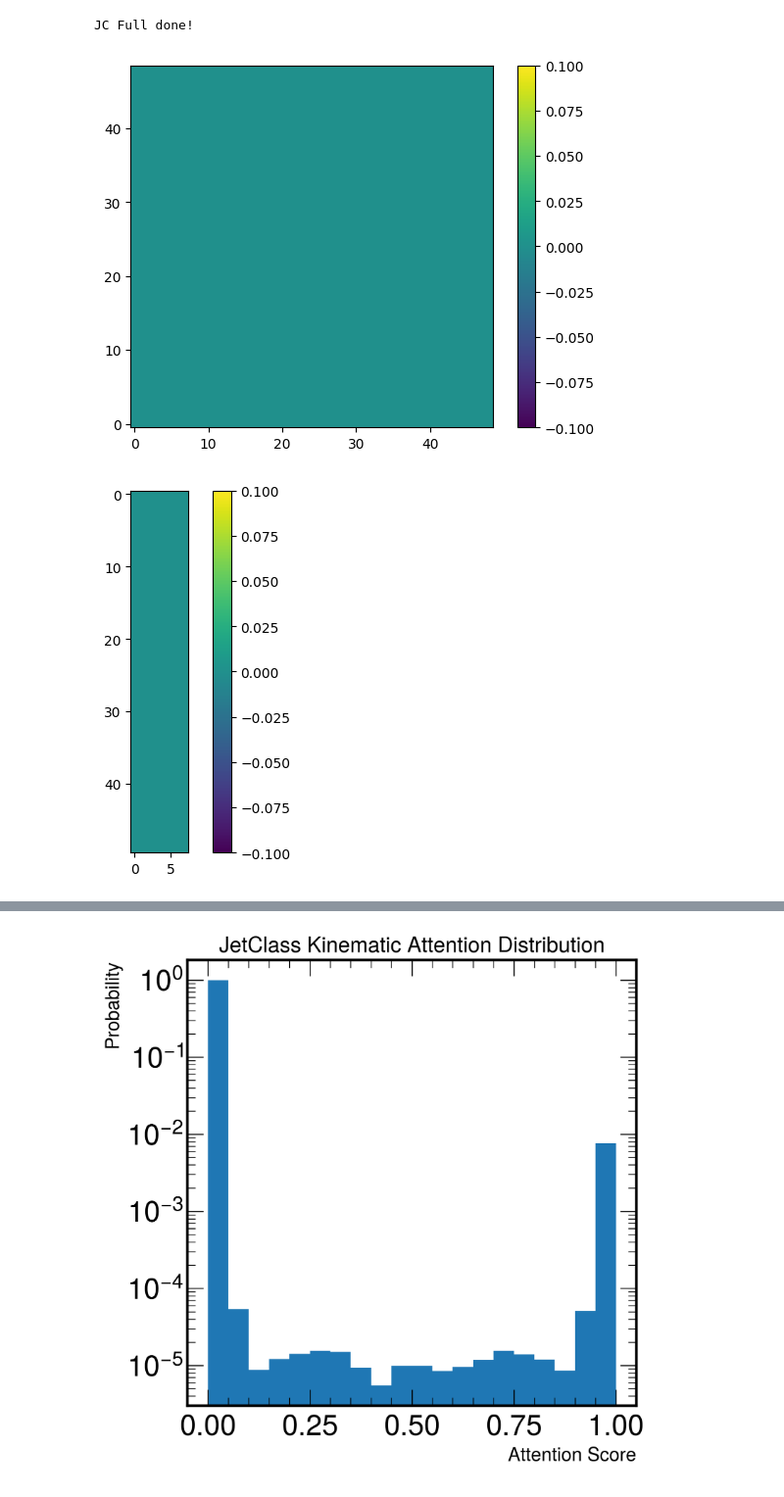
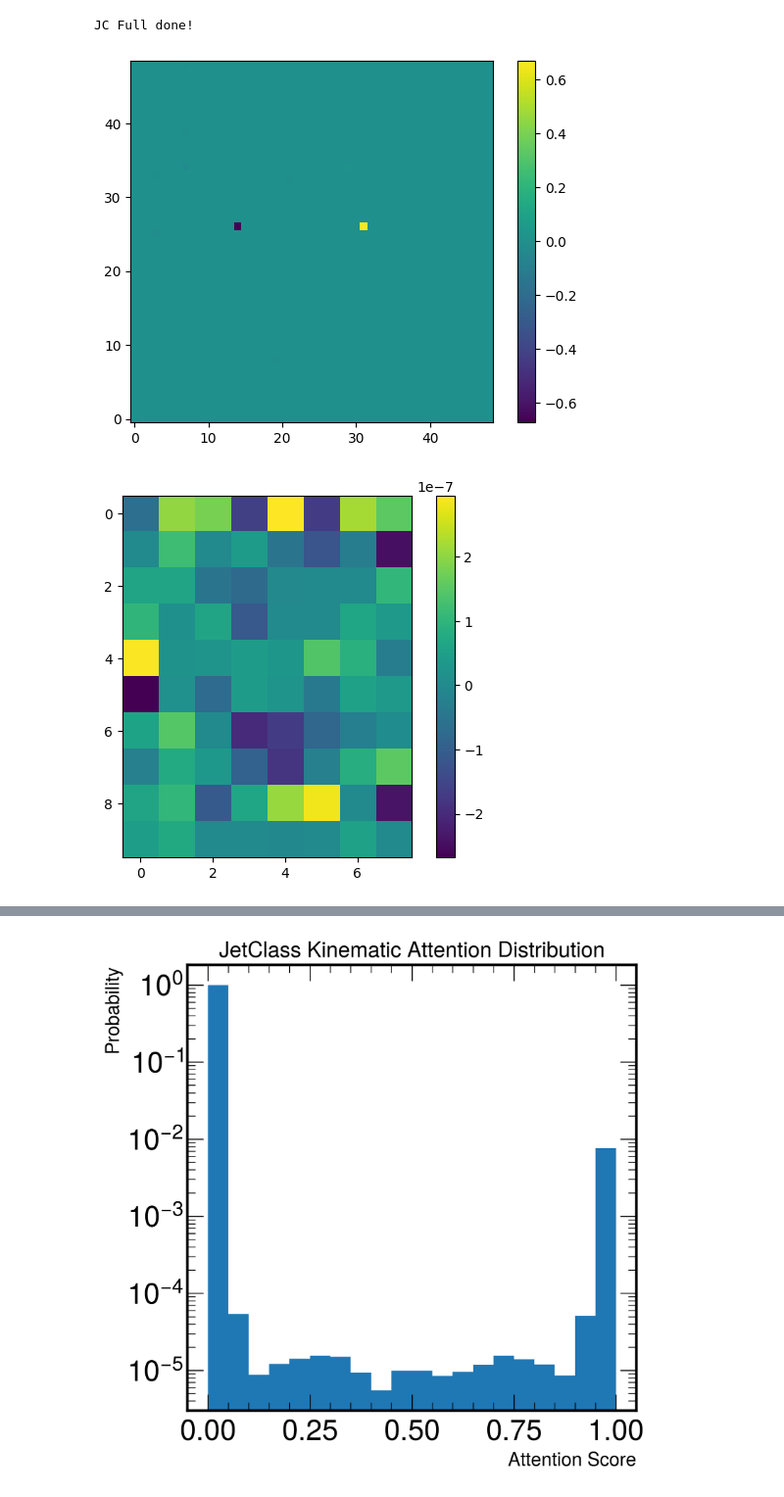
Before and after one commit to tim-legge/Interpreting-Particle-Transformers, a Jupyter notebook: interaction_study.ipynb, the cells around one changed output, grey strips where cells are left out. Shown at 98% size. Saved outputs shown, nothing was run; the diff lists cells and outputs as text; code cells hidden in the pictures.

Commit message:
interaction study update

```diff
--- a/interaction_study.ipynb
+++ b/interaction_study.ipynb
@@ -57,7 +57,8 @@ jc_fulltrained_modelpath = './models/ParT_full.pt'
 jc_ablated_modelpath = './models/JetClass_ParT_zeroed_interaction.pt'
 jc_argmax_modelpath = './models/argmax-ParT-10M.pt'
 # %%
-features, labels, mask, points, vectors = mu.load_jet_data(0, 50, feats='full', data_dir='./jc_full_data/')
+howmanyjets = 10
+features, labels, mask, points, vectors = mu.load_jet_data(stop = howmanyjets, feats='full', data_dir='./jc_full_data/')
 # %%
 jc_full_model = mu.get_model('jc_full')
 
@@ -99,22 +100,22 @@ softmax_full_attn = [[[torch.softmax(pre_softmax_attn[l][i][j, :pad_limits[i], :
 # %%
 jet = 8
 head = 0
 layer = 1
 
-diff_maps = [[[torch.abs(softmax_full_attn[l][i][j] - softmax_qk_attn[l][i][j]) for j in range(len(pre_softmax_inter[0][0]))] for i in range(len(pre_softmax_inter[0]))] for l in range(num_layers)]
+diff_maps = [[[(softmax_full_attn[l][i][j] - softmax_qk_attn[l][i][j]) for j in range(len(pre_softmax_inter[0][0]))] for i in range(len(pre_softmax_inter[0]))] for l in range(num_layers)]
 # total diff by head
 total_diff = [[[torch.sum(diff_maps[l][i][j]) for j in range(len(pre_softmax_inter[0][0]))] for i in range(len(pre_softmax_inter[0]))] for l in range(num_layers)]
 
 plt.imshow(diff_maps[layer][jet][head].numpy(), origin='lower', cmap='viridis')
 plt.colorbar()
 plt.show()
 
 plt.imshow(total_diff[layer][:][:])
 plt.colorbar()
 plt.show()
 # %% [output]
-[figure, old version]
+[figure, new version]
-[figure, old version]
+[figure, new version]
 # %%
 import numpy as np
 import matplotlib.pyplot as plt
```
Also changed, not shown: parts of 16 cells of this notebook, 1 other file.
